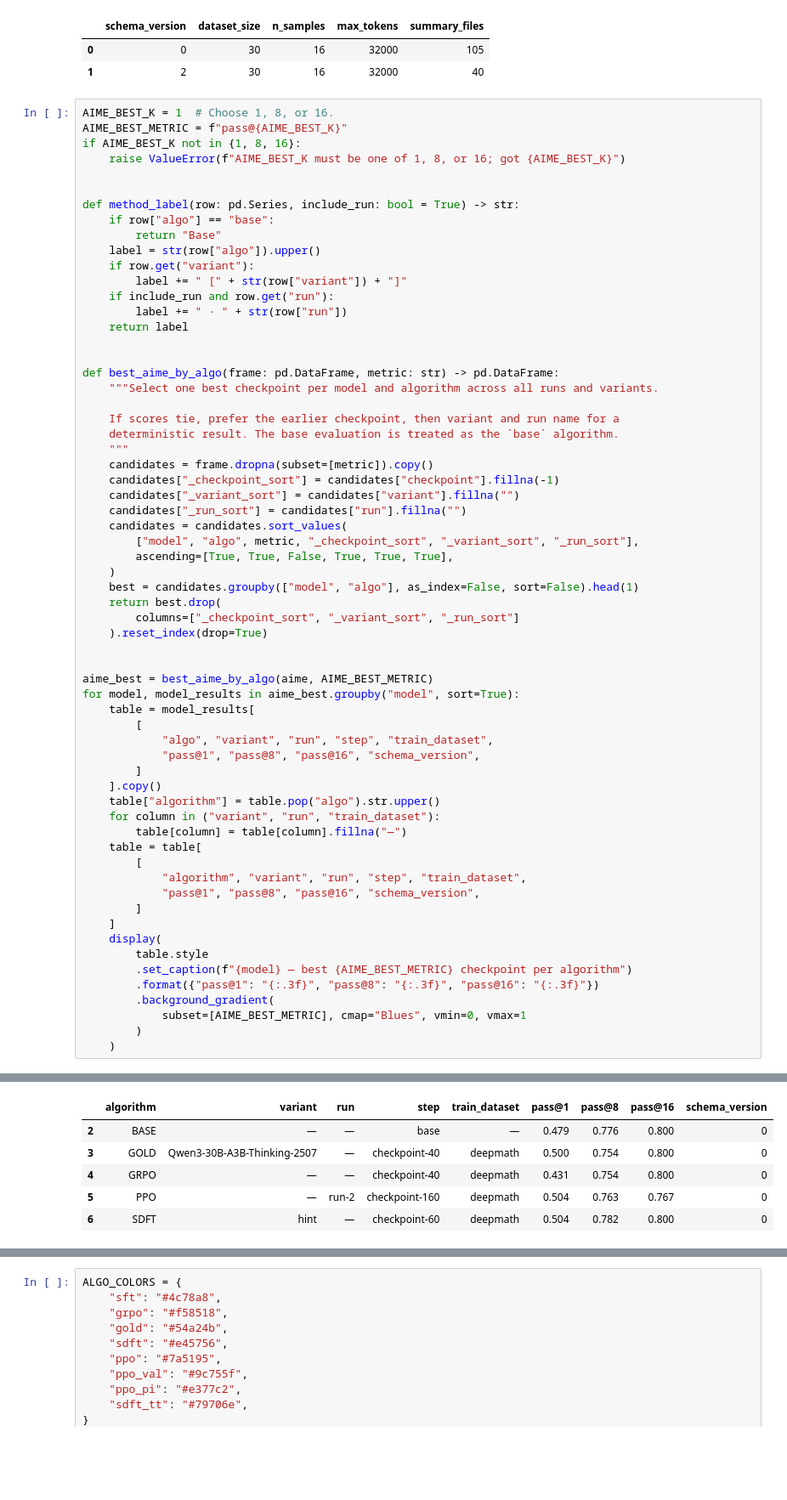
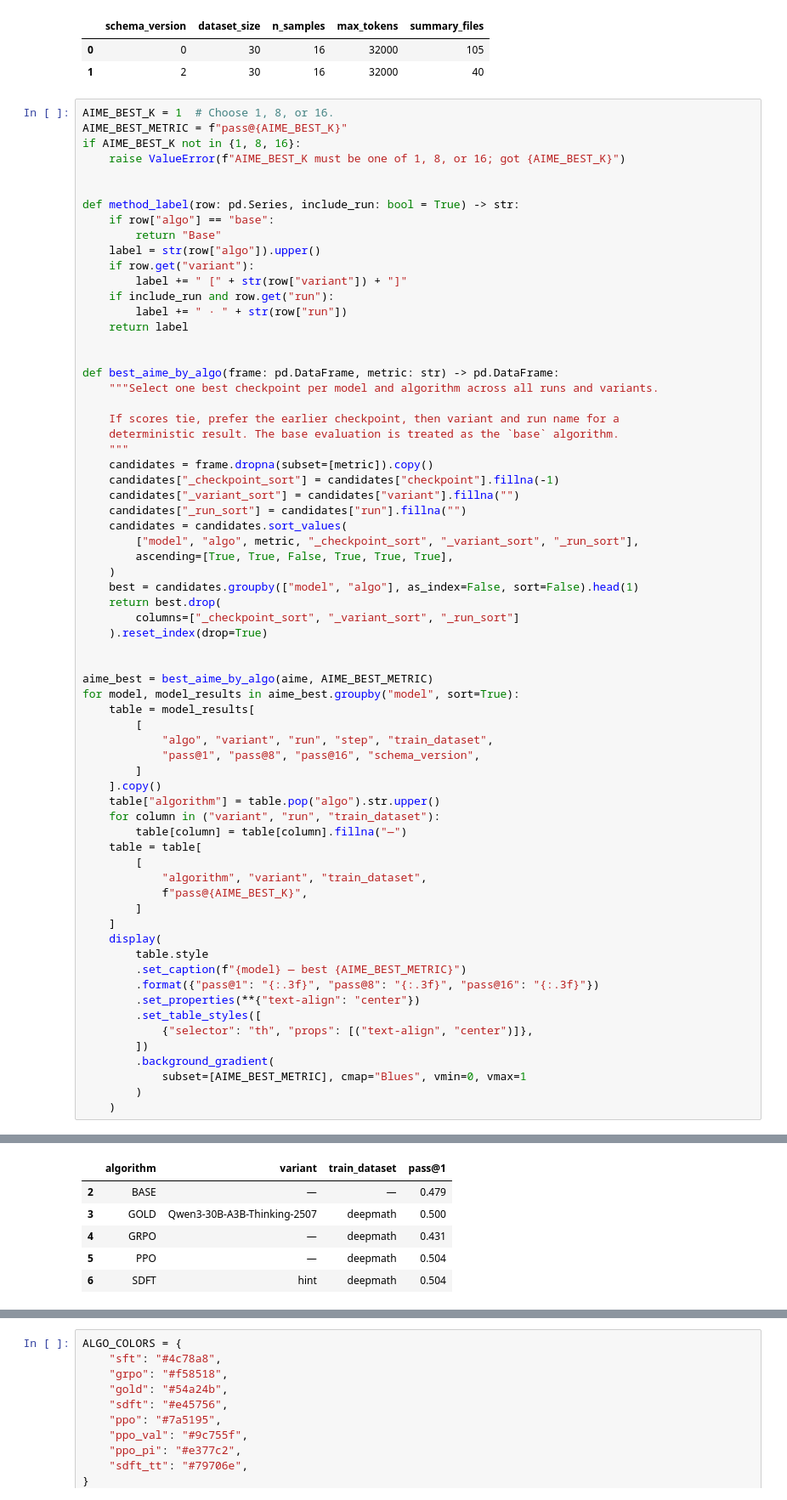
Before and after one commit to tatami-galaxy/self-distill, a Jupyter notebook: results/viz/results_overview.ipynb, the cells around one changed output, grey strips where cells are left out. Shown at 85% size. Cells and saved outputs as stored; diff of their text form; blank space fills up the shorter version.

Commit message:
train self teacher, continue value function extensions. code review : self-teacher training stage 2. viz results, hint writeup

```diff
--- a/results/viz/results_overview.ipynb
+++ b/results/viz/results_overview.ipynb
@@ -211,14 +211,18 @@ for model, model_results in aime_best.groupby("model", sort=True):
         table[column] = table[column].fillna("—")
     table = table[
         [
-            "algorithm", "variant", "run", "step", "train_dataset",
-            "pass@1", "pass@8", "pass@16", "schema_version",
+            "algorithm", "variant", "train_dataset",
+            f"pass@{AIME_BEST_K}",
         ]
     ]
     display(
         table.style
-        .set_caption(f"{model} — best {AIME_BEST_METRIC} checkpoint per algorithm")
+        .set_caption(f"{model} — best {AIME_BEST_METRIC}")
         .format({"pass@1": "{:.3f}", "pass@8": "{:.3f}", "pass@16": "{:.3f}"})
+        .set_properties(**{"text-align": "center"})
+        .set_table_styles([
+            {"selector": "th", "props": [("text-align", "center")]},
+        ])
         .background_gradient(
             subset=[AIME_BEST_METRIC], cmap="Blues", vmin=0, vmax=1
         )
@@ -234,6 +238,6 @@ Qwen3-1.7B — best pass@1 checkpoint per algorithm
-|  | algorithm | variant | run | step | train_dataset | pass@1 | pass@8 | pass@16 | schema_version |
-| 2 | BASE | — | — | base | — | 0.479 | 0.776 | 0.800 | 0 |
-| 3 | GOLD | Qwen3-30B-A3B-Thinking-2507 | — | checkpoint-40 | deepmath | 0.500 | 0.754 | 0.800 | 0 |
-| 4 | GRPO | — | — | checkpoint-40 | deepmath | 0.431 | 0.754 | 0.800 | 0 |
-| 5 | PPO | — | run-2 | checkpoint-160 | deepmath | 0.504 | 0.763 | 0.767 | 0 |
-| 6 | SDFT | hint | — | checkpoint-60 | deepmath | 0.504 | 0.782 | 0.800 | 0 |
+|  | algorithm | variant | train_dataset | pass@1 |
+| 2 | BASE | — | — | 0.479 |
+| 3 | GOLD | Qwen3-30B-A3B-Thinking-2507 | deepmath | 0.500 |
+| 4 | GRPO | — | deepmath | 0.431 |
+| 5 | PPO | — | deepmath | 0.504 |
+| 6 | SDFT | hint | deepmath | 0.504 |
```
Also changed, not shown: parts of 1 cell of this notebook, 1 other file.
